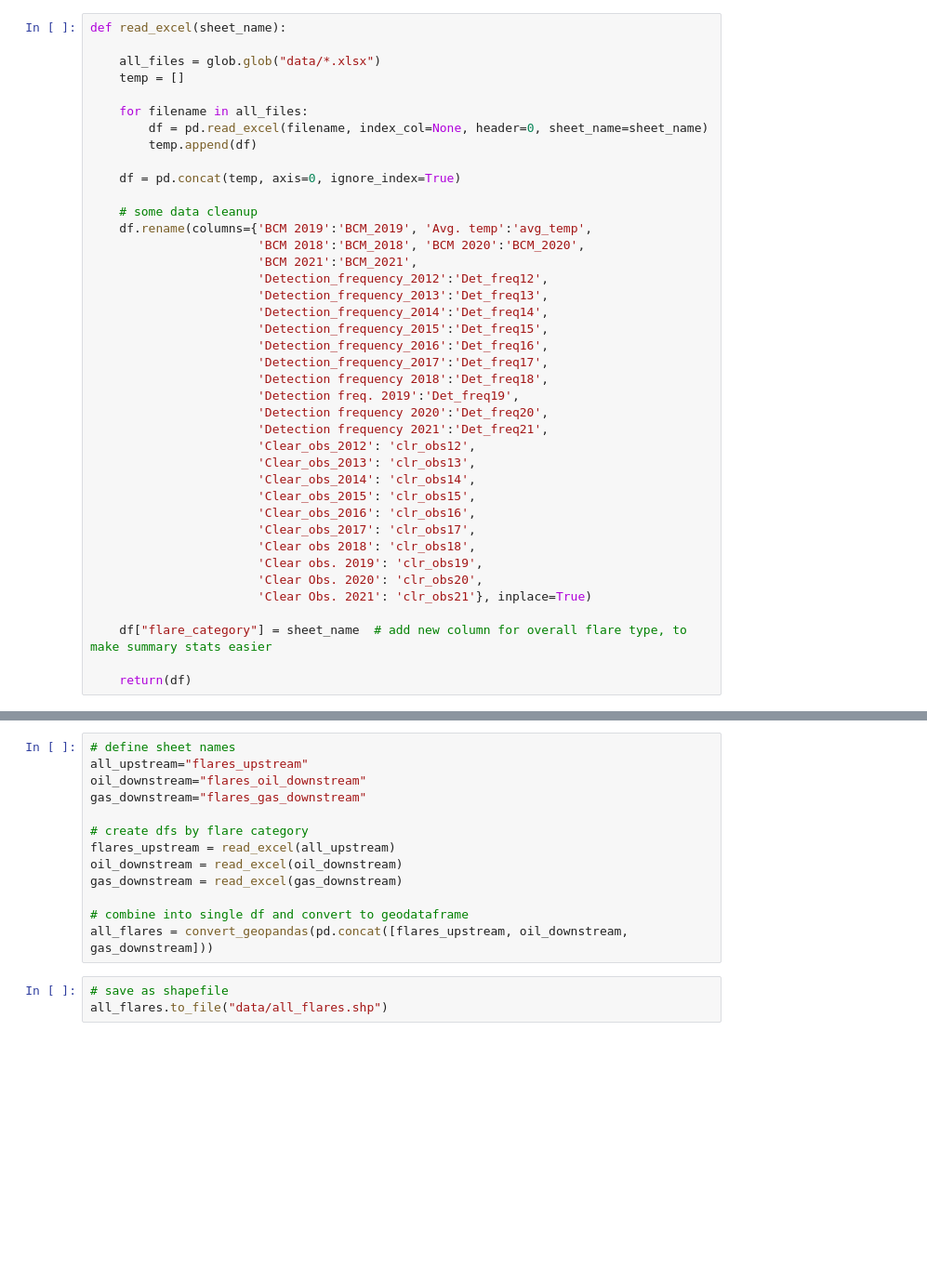
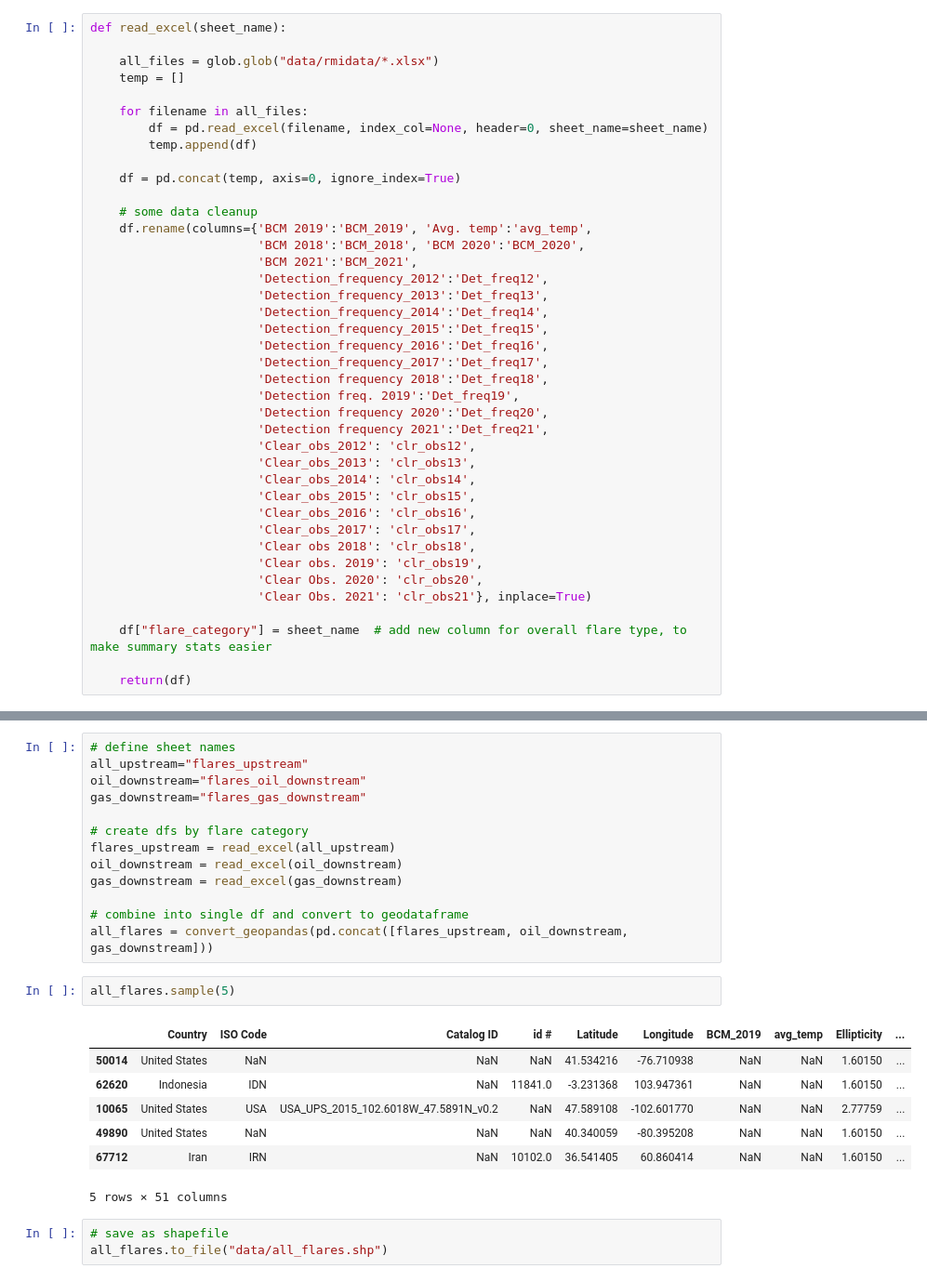
Before and after one commit to natebendermontana/capstone_rmi, a Jupyter notebook: data_clean_load.ipynb, the cells around one changed output, grey strips where cells are left out. Shown at 93% size. Cells and saved outputs as stored; diff of their text form; blank space fills up the shorter version.

```diff
--- a/data_clean_load.ipynb
+++ b/data_clean_load.ipynb
@@ -26,7 +15,7 @@ def convert_geopandas(df):
 # %%
 def read_excel(sheet_name):
 
-    all_files = glob.glob("data/*.xlsx")
+    all_files = glob.glob("data/rmidata/*.xlsx")
     temp = []
 
     for filename in all_files:
@@ -76,6 +76,16 @@ gas_downstream = read_excel(gas_downstream)
 
 # combine into single df and convert to geodataframe
 all_flares = convert_geopandas(pd.concat([flares_upstream, oil_downstream, gas_downstream]))
+# %%
+all_flares.sample(5)
+# %% [output]
+|  | Country | ISO Code | Catalog ID | id # | Latitude | Longitude | BCM_2019 | avg_temp | Ellipticity | ... |
+| 50014 | United States | NaN | NaN | NaN | 41.534216 | -76.710938 | NaN | NaN | 1.60150 | ... |
+| 62620 | Indonesia | IDN | NaN | 11841.0 | -3.231368 | 103.947361 | NaN | NaN | 1.60150 | ... |
+| 10065 | United States | USA | USA_UPS_2015_102.6018W_47.5891N_v0.2 | NaN | 47.589108 | -102.601770 | NaN | NaN | 2.77759 | ... |
+| 49890 | United States | NaN | NaN | NaN | 40.340059 | -80.395208 | NaN | NaN | 1.60150 | ... |
+| 67712 | Iran | IRN | NaN | 10102.0 | 36.541405 | 60.860414 | NaN | NaN | 1.60150 | ... |
+5 rows × 51 columns
 # %%
 # save as shapefile
 all_flares.to_file("data/all_flares.shp")
```
Also changed, not shown: parts of 3 cells of this notebook, 2 other files.
